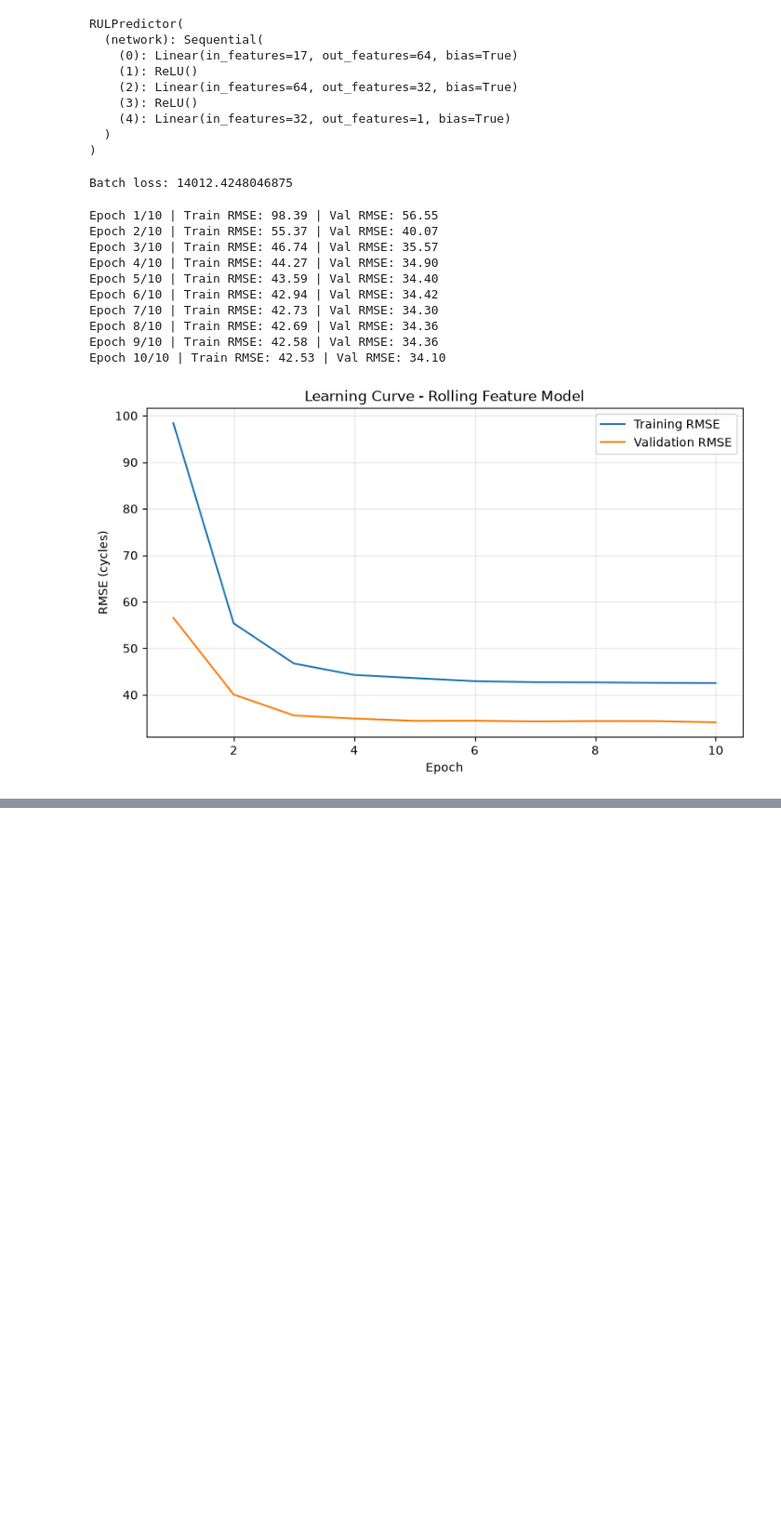
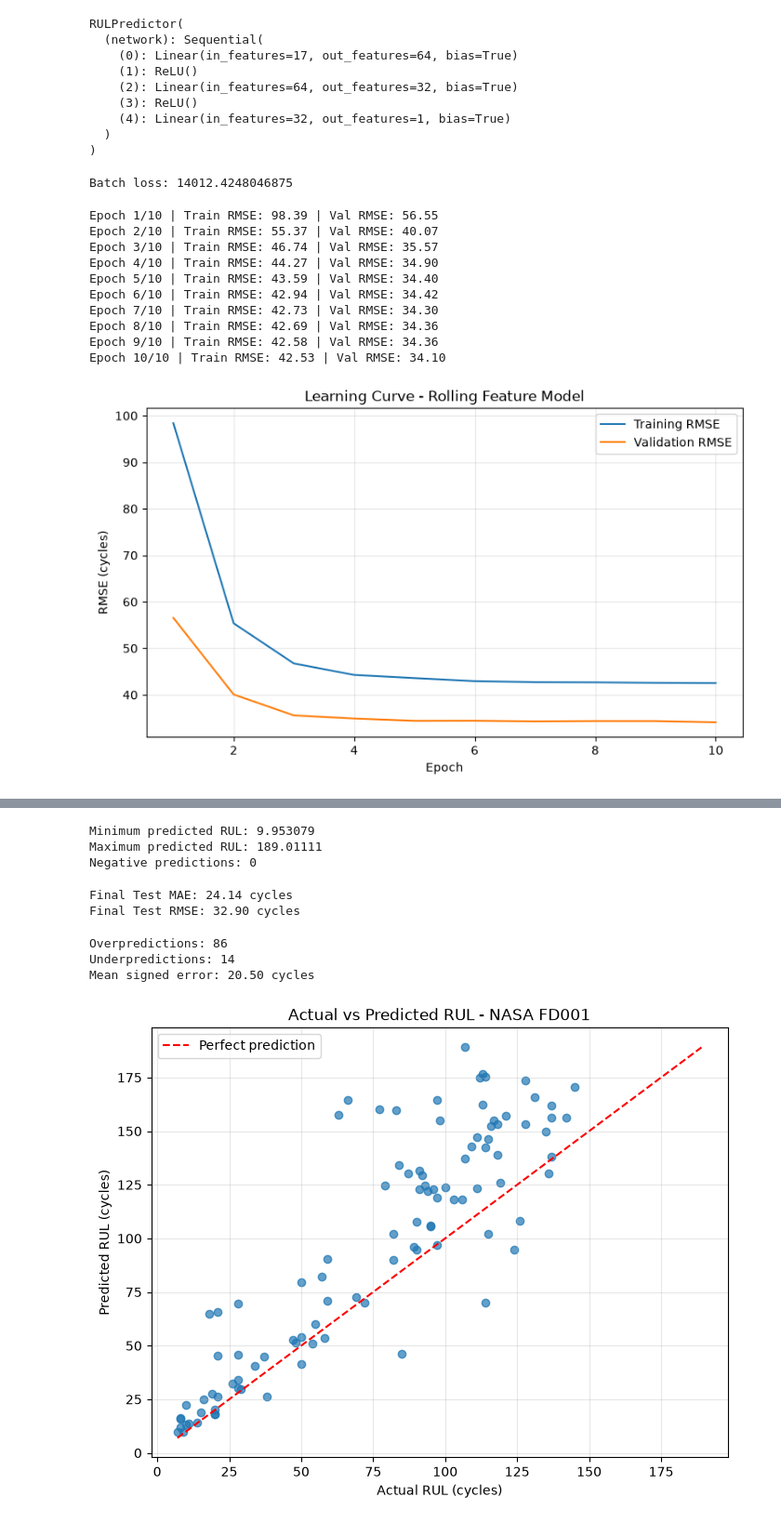
Before and after one commit to Blessingxv/predictive-maintenance-rul, a Jupyter notebook: notebooks/03_feature_engineering.ipynb, the cells around one changed output, grey strips where cells are left out. Shown at 93% size. Saved outputs shown, nothing was run; the diff lists cells and outputs as text; code cells hidden in the pictures; blank space fills up the shorter version.

Commit message:
Complete RUL model evaluation and save trained artifacts

```diff
--- a/notebooks/03_feature_engineering.ipynb
+++ b/notebooks/03_feature_engineering.ipynb
@@ -442,0 +804,5 @@ plt.show()
+# %%
+X_test = test_last[feature_columns]
+
+print("Test features shape:", X_test.shape)
+print("Missing values:", X_test.isna().sum().sum())
@@ -442,0 +957,67 @@ plt.show()
+# %%
+# Convert predictions to a NumPy array
+y_pred = test_predictions.squeeze(1).numpy()
+
+# Check the prediction range
+print("Minimum predicted RUL:", y_pred.min())
+print("Maximum predicted RUL:", y_pred.max())
+
+# Count negative predictions
+print("Negative predictions:", (y_pred < 0).sum())
+# %% [output]
+Minimum predicted RUL: 9.953079
+Maximum predicted RUL: 189.01111
+Negative predictions: 0
+# %%
+# Extract the 100 actual RUL values
+y_test = true_rul["RUL"].to_numpy()
+
+# Calculate the final evaluation metrics
+test_mae = mean_absolute_error(y_test, y_pred)
+test_rmse = np.sqrt(mean_squared_error(y_test, y_pred))
+
+print(f"Final Test MAE: {test_mae:.2f} cycles")
+print(f"Final Test RMSE: {test_rmse:.2f} cycles")
+# %% [output]
+Final Test MAE: 24.14 cycles
+Final Test RMSE: 32.90 cycles
+# %%
+# Calculate prediction errors
+errors = y_pred - y_test
+
+# Count overpredictions and underpredictions
+overpredictions = (errors > 0).sum()
+underpredictions = (errors < 0).sum()
+
+# Calculate the average signed error
+mean_error = errors.mean()
+
+print(f"Overpredictions: {overpredictions}")
+print(f"Underpredictions: {underpredictions}")
+print(f"Mean signed error: {mean_error:.2f} cycles")
+# %% [output]
+Overpredictions: 86
+Underpredictions: 14
+Mean signed error: 20.50 cycles
+# %%
+plt.figure(figsize = (8, 6))
+
+plt.scatter(y_test, y_pred, alpha = 0.7)
+
+# Perfect prediction reference line
+limits = [
+    min(y_test.min(), y_pred.min()),
+    max(y_test.max(), y_pred.max())
+]
+
+plt.plot(limits, limits, "r--", label = "Perfect prediction")
+
+plt.xlabel("Actual RUL (cycles)")
+plt.ylabel("Predicted RUL (cycles)")
+plt.title("Actual vs Predicted RUL - NASA FD001")
+plt.legend()
+plt.grid(alpha = 0.3)
+
+plt.show()
+# %% [output]
+[figure, added]
```
Also changed, not shown: parts of 31 cells of this notebook, 3 other files.
